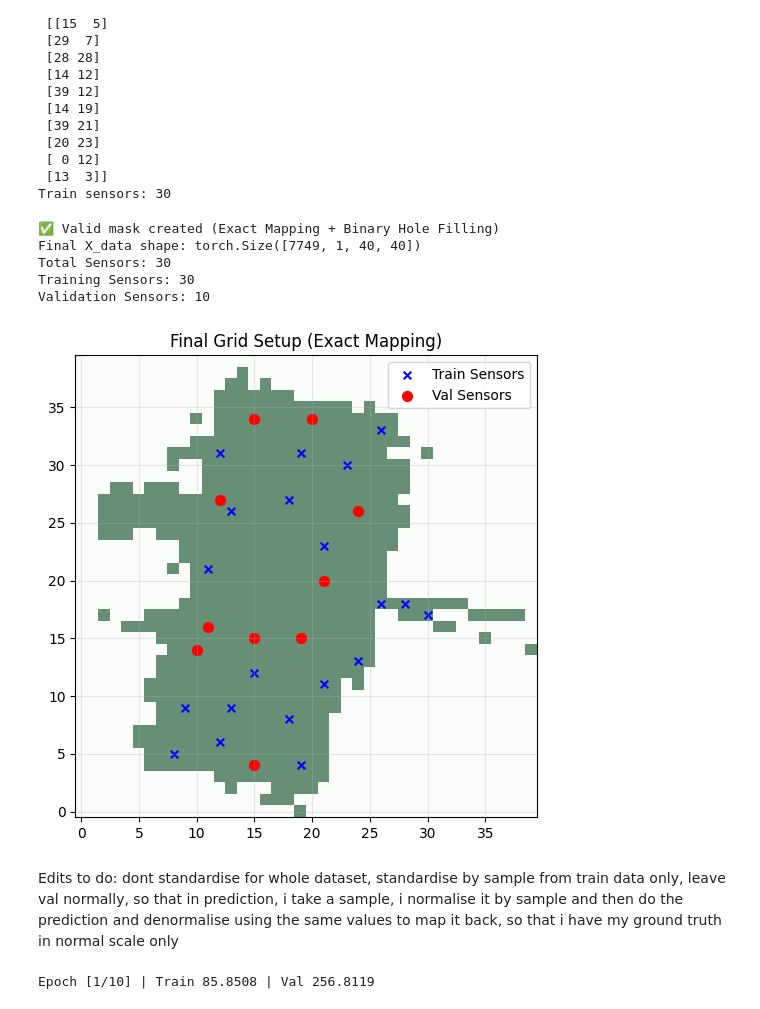
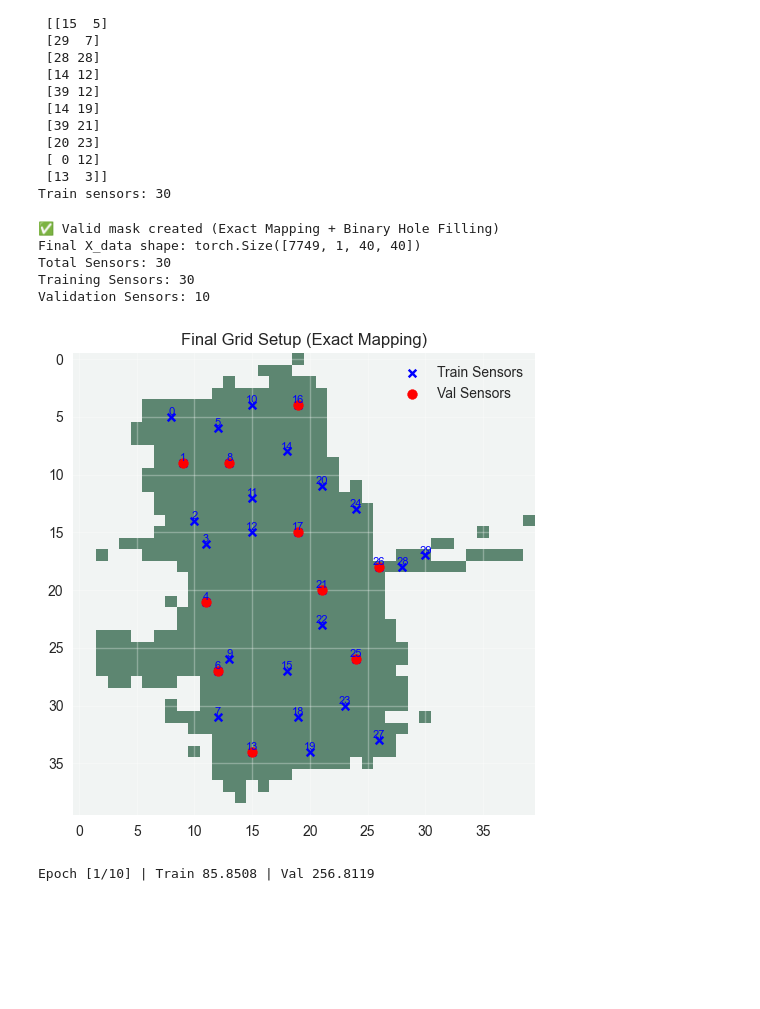
Before and after one commit to longwei-xiao/PyTorch-VAE, a Jupyter notebook: test_model_file_2.ipynb, the cells around one changed output. Saved outputs shown, nothing was run; the diff lists cells and outputs as text; code cells hidden in the pictures; blank space fills up the shorter version.

```diff
--- a/test_model_file_2.ipynb
+++ b/test_model_file_2.ipynb
@@ -312,8 +312,12 @@ H, W = 40, 40
 # 2️⃣ Create Exact Index Mapping (The Fix)
 # -----------------------------
 # Instead of normalizing (which causes rounding errors), we map unique values to 0..39
-unique_x = np.sort(df_coords['x'].unique())
-unique_y = np.sort(df_coords['y'].unique())
+#unique_x = np.sort(df_coords['x'].unique())
+#unique_y = np.sort(df_coords['y'].unique())
+
+unique_x = df_coords['x'].unique()
+unique_y = df_coords['y'].unique()
+
 
 if len(unique_x) != W or len(unique_y) != H:
     print(f"⚠️ Warning: Grid size mismatch! Found {len(unique_x)}x{len(unique_y)} unique coords.")
@@ -383,7 +387,7 @@ print(f"Final X_data shape: {X_data.shape}")
 # -----------------------------
 # 6️⃣ Split Train / Validation Sensors
 # -----------------------------
-val_sensor_indices = [3, 6, 25, 12, 13, 17, 19, 21, 10, 2]
+val_sensor_indices = [1,4,6,8,13,16,17,21,25,26]
 
 # Get grid coordinates for validation sensors
 val_coords = measurement_indices[val_sensor_indices]
@@ -392,37 +396,39 @@ val_coords_x = torch.tensor(val_coords[:, 1], dtype=torch.long)
 
 # Create Train Mask (All sensors EXCEPT validation ones)
 train_mask = np.ones(num_sensors, dtype=bool)
 
 
 # Get grid coordinates for training sensors
 train_coords = measurement_indices[train_mask]
 train_coords_y = torch.tensor(train_coords[:, 0], dtype=torch.long)
 train_coords_x = torch.tensor(train_coords[:, 1], dtype=torch.long)
 
 print(f"Total Sensors: {num_sensors}")
 print(f"Training Sensors: {len(train_coords)}")
 print(f"Validation Sensors: {len(val_coords)}")
 
 # -----------------------------
 # 7️⃣ Visualization Check
 # -----------------------------
 plt.figure(figsize=(6, 6))
-plt.imshow(valid_mask.numpy(), origin='lower', cmap='Greens', alpha=0.6, label='Valid Region')
+plt.imshow(valid_mask.numpy(), origin='upper', cmap='Greens', alpha=0.6, label='Valid Region')
 plt.scatter(train_coords[:, 1], train_coords[:, 0], c='blue', s=30, label='Train Sensors', marker='x')
+i = 0
+for (x, y) in zip(train_coords[:, 0], train_coords[:, 1]):
+    plt.text(y, x, f'{i}', color='blue', fontsize=8, ha='center', va='bottom')
+    i+=1
 plt.scatter(val_coords[:, 1], val_coords[:, 0], c='red', s=50, label='Val Sensors', marker='o')
 plt.title("Final Grid Setup (Exact Mapping)")
 plt.legend(loc='upper right')
 plt.grid(True, alpha=0.3)
 plt.show()
 # %% [output]
 ✅ Valid mask created (Exact Mapping + Binary Hole Filling)
 Final X_data shape: torch.Size([7749, 1, 40, 40])
 Total Sensors: 30
 Training Sensors: 30
 Validation Sensors: 10
-[figure, old version]
+[figure, new version]
-# %% [markdown]
-Edits to do: dont standardise for whole dataset, standardise by sample from train data only, leave val normally, so that in prediction, i take a sample, i normalise it by sample and then do the prediction and denormalise using the same values to map it back, so that i have my ground truth in normal scale only
 # %%
 import torch
 from torch.utils.data import DataLoader, TensorDataset, random_split
```
Also changed, not shown: parts of 9 cells of this notebook, 1 other file.
